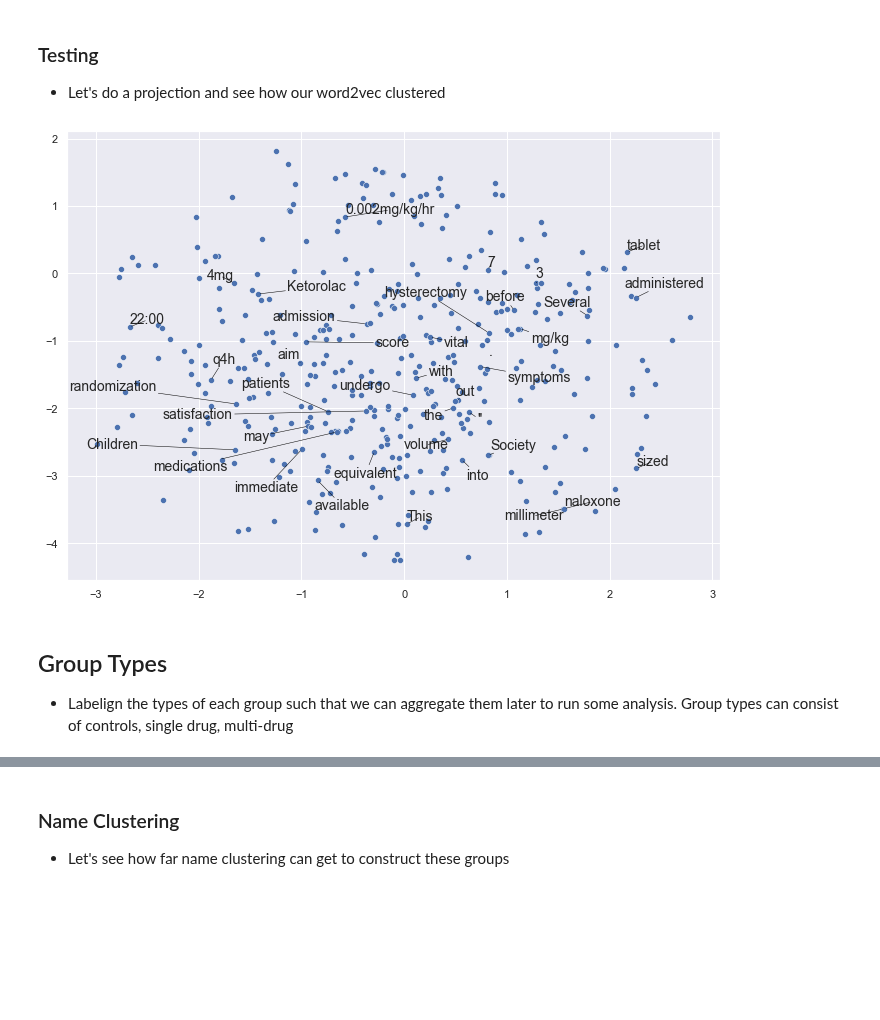
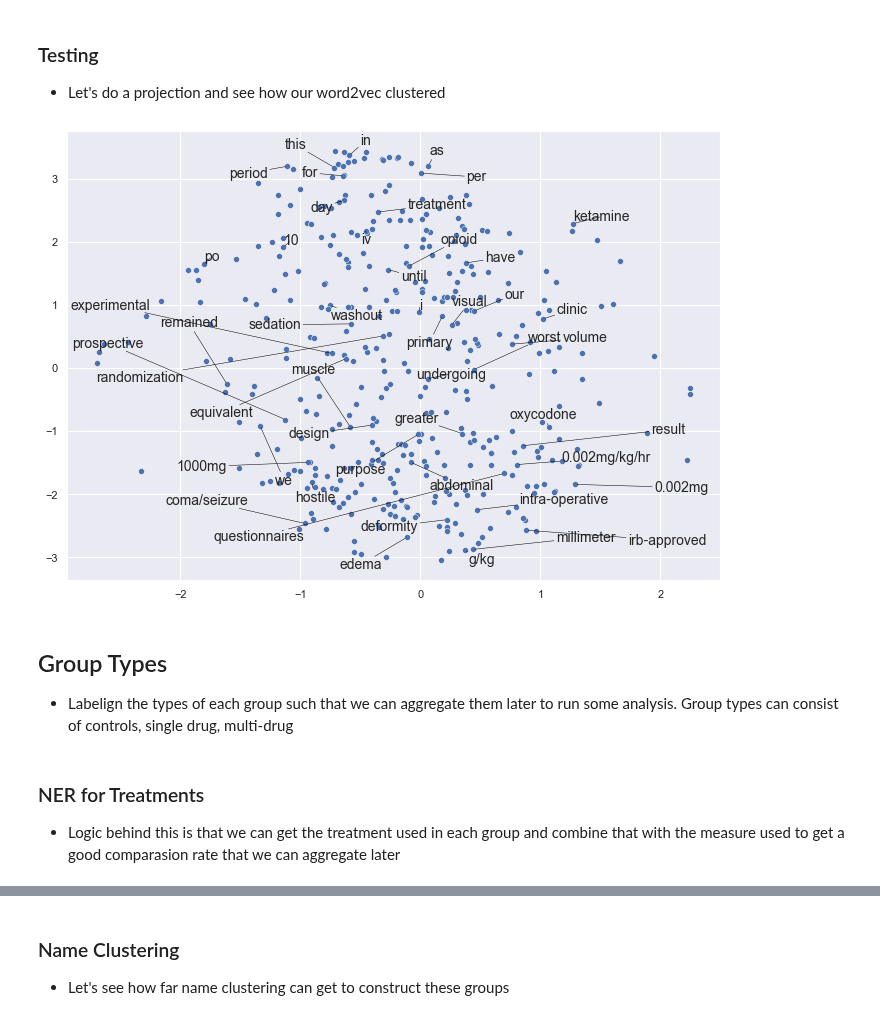
Before and after one commit to porterehunley/drugprocessing, a Jupyter notebook: ProjectNotebook.ipynb, the cells around one changed output, grey strips where cells are left out. Drawn from its saved outputs; the diff is of its cells as text; code cells hidden in the pictures; blank space fills up the shorter version.

```diff
--- a/ProjectNotebook.ipynb
+++ b/ProjectNotebook.ipynb
@@ -381,3 +400,32 @@ admin_table
+# %%
+# We need to start by getting all the treatmnets of a bunch of studies - we can query
+# Read the some of the studies from the file
+from os import listdir
+from os.path import isfile, join, isdir
+import json
+intervention_freq = {}
+study_directories = [f for f in listdir('AllAPIJSON/') if isdir(join('AllAPIJSON/', f))]
+MAX_STUDY_DIRS=10
+
+for i in range(MAX_STUDY_DIRS):
+    directory = study_directories[i]
+    studyFileNames = [f for f in listdir('AllAPIJSON/'+directory+'/')]
+    studies = []
+    for file in studyFileNames:
+        with open('AllAPIJSON/'+directory+'/'+file) as f:
+            data = json.load(f)
+            studies.append(data['FullStudy']) # Indexed like we did the tables above
+
+
+    for study in studies:
+        try:
+            for int_group in study['Study']['DerivedSection']['InterventionBrowseModule']['InterventionMeshList']['InterventionMesh']:
+                if int_group['InterventionMeshTerm'] not in intervention_freq:
+                    intervention_freq[int_group['InterventionMeshTerm']] = 0
+                intervention_freq[int_group['InterventionMeshTerm']] += 1
+
+        except KeyError as e:
+            continue
 # %% [markdown]
 ## Word Embeddings
 - Creating our own embeddings using pytorch and the vocabulary
@@ -403,6 +451,8 @@ for description in groups_table['description']:
 
 for title in admin_table['title']:
     corpus.append(title)
+for description in admin_table['description']:
+    corpus.append(description)
 
 # Remove all dupes and make a word_to_idx
 from nltk import word_tokenize, sent_tokenize
@@ -416,11 +466,11 @@ corpus = [item for sublist in corpus for item in sublist]
 for i, sentence in enumerate(corpus):
     corpus[i] = word_tokenize(sentence)
 # %%
-vocabulary = []
+vocabulary = ['PAD']
 for sentence in corpus:
     for token in sentence:
-        if token not in vocabulary:
-            vocabulary.append(token)
+        if token.lower() not in vocabulary:
+            vocabulary.append(token.lower())
 
 word2idx = {w: idx for (idx, w) in enumerate(vocabulary)}
 idx2word = {idx: w for (idx, w) in enumerate(vocabulary)}
@@ -523,34 +556,37 @@ def get_word_embed(word):
 # %%
 from sklearn.manifold import TSNE
 
-weights_arr = word2vec1.detach().numpy()
+weights_arr = word2vec2.detach().numpy()
 # Initialize t-SNE
 tsne = TSNE(n_components = 2, init = 'random', random_state = 10, perplexity = 200)
 
 # Use only 400 rows to shorten processing time
-tsne_df = tsne.fit_transform(weights_arr.T[:400])
+tsne_df = tsne.fit_transform(weights_arr[:400])
 # %%
 sns.set()
 # Initialize figure
 fig, ax = plt.subplots(figsize = (11.7, 8.27))
 sns.scatterplot(tsne_df[:, 0], tsne_df[:, 1], alpha = 1)
 
 from adjustText import adjust_text
 texts = []
-words_to_plot = list(np.arange(0, 400, 10))
+words_to_plot = list(np.arange(0, 400, 8))
 
 # Append words to list
 for word in words_to_plot:
     texts.append(plt.text(tsne_df[word, 0], tsne_df[word, 1], idx2word[word], fontsize = 14))
 
 # Plot text using adjust_text (because overlapping text is hard to read)
-adjust_text(texts, force_points = 0.7, force_text = 0.7,
+adjust_text(texts, force_points = 0.7, force_text = 1,
             expand_points = (2,1), expand_text = (1,2),
             arrowprops = dict(arrowstyle = "-", color = 'black', lw = 0.5))
 
 plt.show()
 # %% [output]
-[figure, old version]
+[figure, new version]
 # %% [markdown]
 ## Group Types
 - Labelign the types of each group such that we can aggregate them later to run some analysis. Group types can consist of controls, single drug, multi-drug
+# %% [markdown]
+### NER for Treatments
+- Logic behind this is that we can get the treatment used in each group and combine that with the measure used to get a good comparasion rate that we can aggregate later
```
Also changed, not shown: parts of 43 cells of this notebook.
